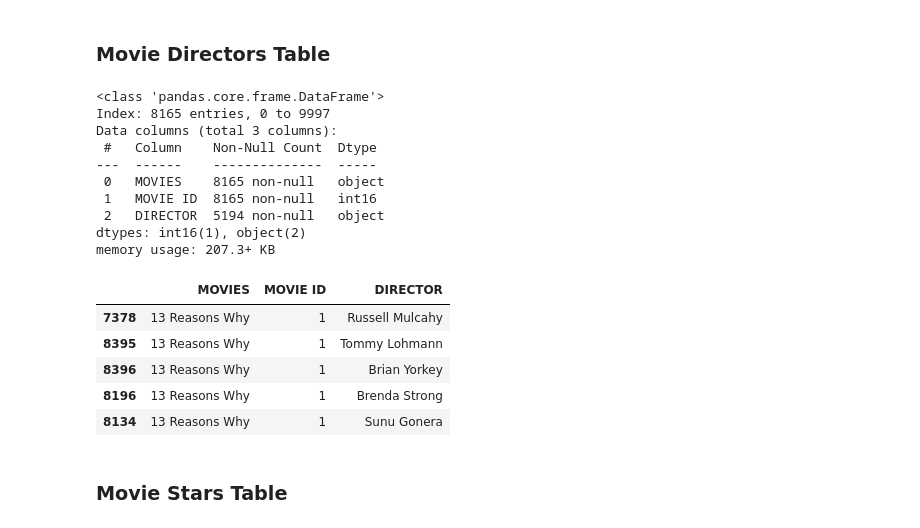
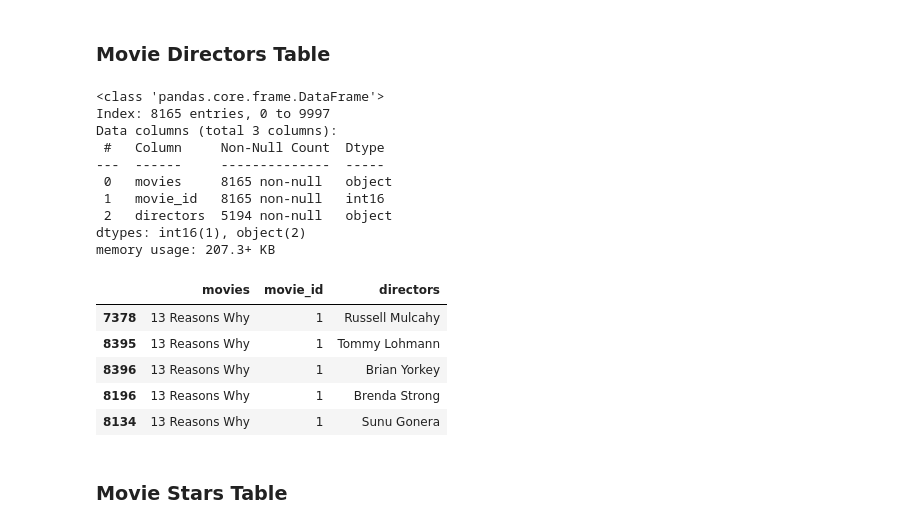
Before and after one commit to fikfikriii/cad_it_data_engineer, a Jupyter notebook: preprocessing.ipynb, the cells around one changed output. Saved outputs shown, nothing was run; the diff lists cells and outputs as text; code cells hidden in the pictures.

```diff
--- a/preprocessing.ipynb
+++ b/preprocessing.ipynb
@@ -351,6 +356,8 @@ Data columns (total 3 columns):
  2   DIRECTOR  5194 non-null   object
 dtypes: int16(1), object(2)
 memory usage: 207.3+ KB
+# %%
+df3.rename(columns={'MOVIE ID': 'movie_id', 'MOVIES': 'movies', 'DIRECTOR': 'directors'}, inplace=True)
 # %% [markdown]
 # For Movie Stars Table
 # %%
@@ -557,17 +593,17 @@ df3.info()
 <class 'pandas.core.frame.DataFrame'>
 Index: 8165 entries, 0 to 9997
 Data columns (total 3 columns):
- #   Column    Non-Null Count  Dtype
----  ------    --------------  -----
- 0   MOVIES    8165 non-null   object
- 1   MOVIE ID  8165 non-null   int16
- 2   DIRECTOR  5194 non-null   object
+ #   Column     Non-Null Count  Dtype
+---  ------     --------------  -----
+ 0   movies     8165 non-null   object
+ 1   movie_id   8165 non-null   int16
+ 2   directors  5194 non-null   object
 dtypes: int16(1), object(2)
 memory usage: 207.3+ KB
 # %%
-df3.sort_values(by='MOVIE ID').head()
+df3.sort_values(by='movie_id').head()
 # %% [output]
-|  | MOVIES | MOVIE ID | DIRECTOR |
+|  | movies | movie_id | directors |
 | 7378 | 13 Reasons Why | 1 | Russell Mulcahy |
 | 8395 | 13 Reasons Why | 1 | Tommy Lohmann |
 | 8396 | 13 Reasons Why | 1 | Brian Yorkey |
```
Also changed, not shown: parts of 16 cells of this notebook, 9 other files.
